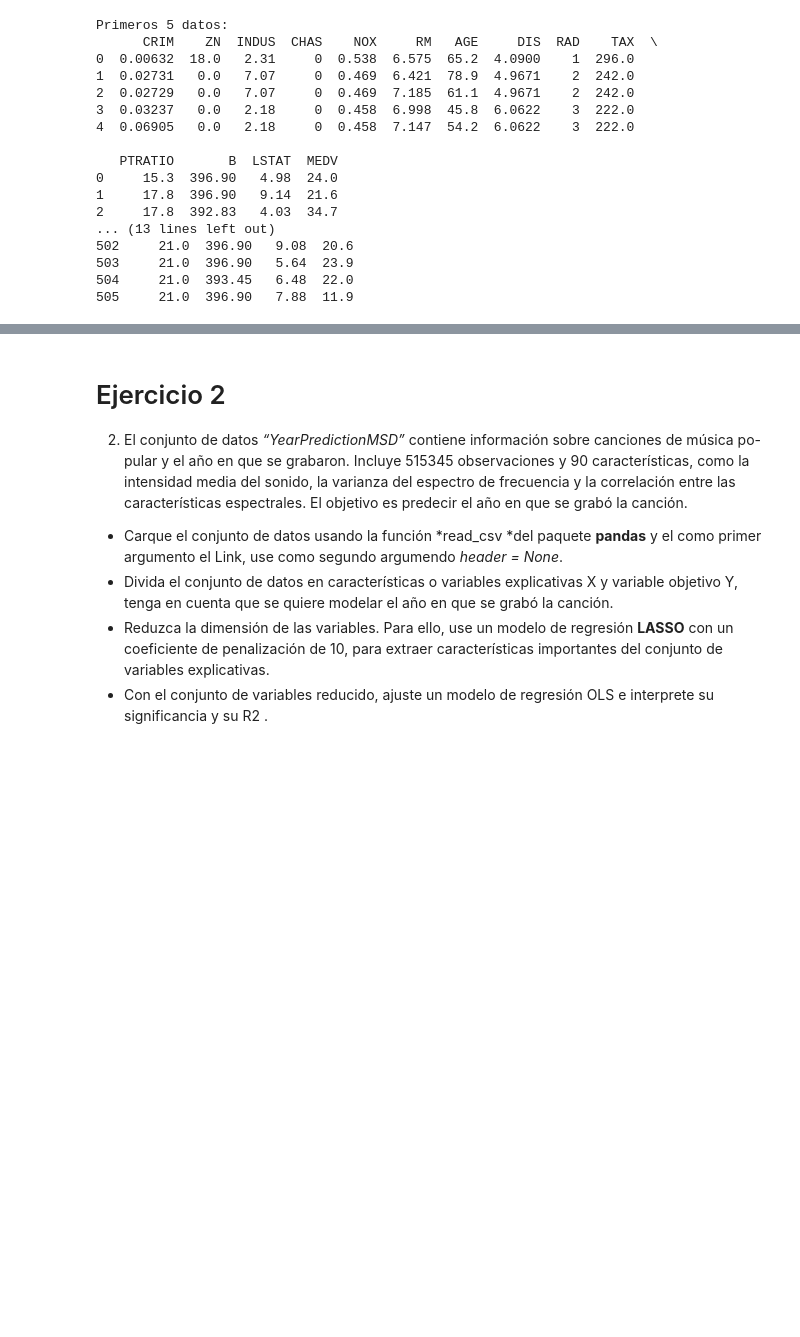
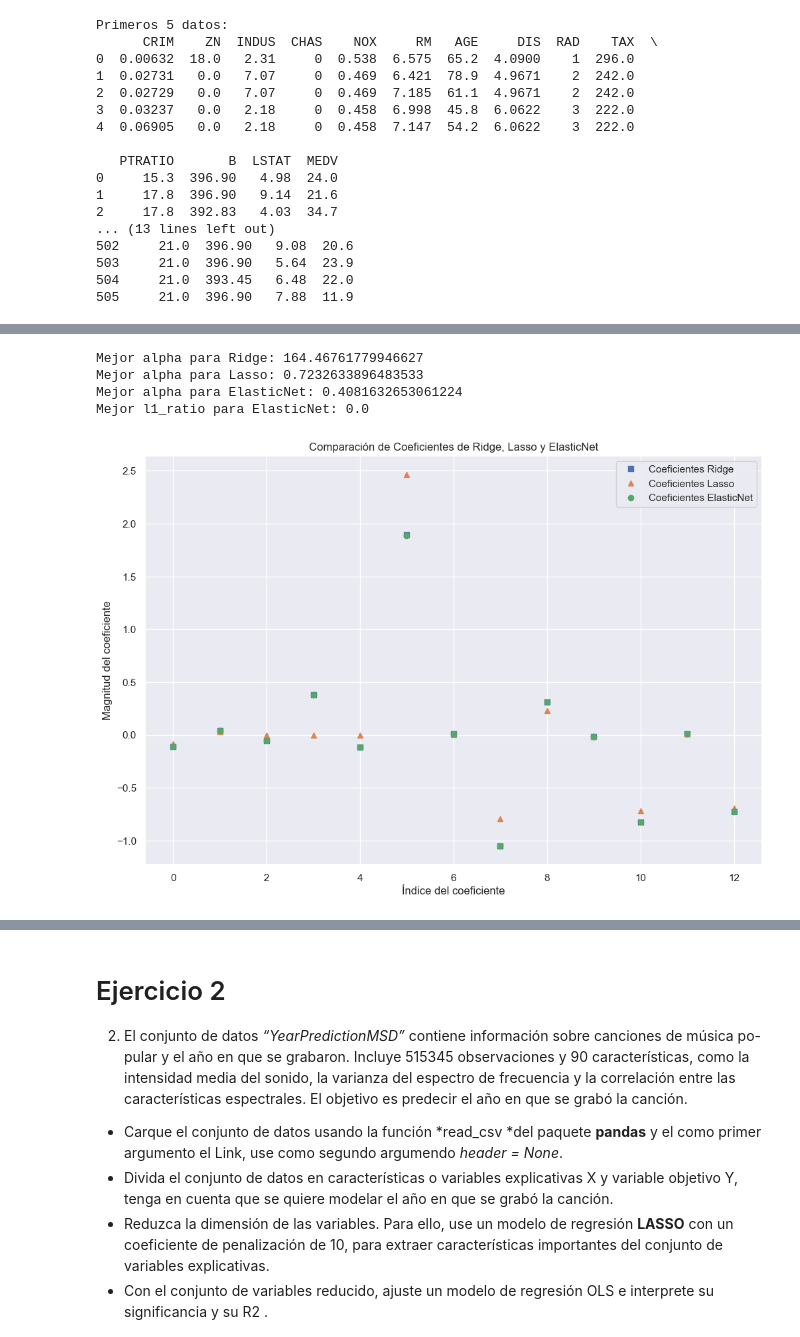
Before and after one commit to cam2149/MachinelearningI, a Jupyter notebook: Examen3.ipynb, the cells around one changed output, grey strips where cells are left out. Saved outputs shown, nothing was run; the diff lists cells and outputs as text; code cells hidden in the pictures; blank space fills up the shorter version.

```diff
--- a/Examen3.ipynb
+++ b/Examen3.ipynb
@@ -146,0 +272,70 @@ Dimensiones del conjunto de prueba: (102, 13) (102,)
+# %%
+import numpy as np
+from sklearn.linear_model import Ridge, Lasso, ElasticNet
+from sklearn.model_selection import GridSearchCV
+import matplotlib.pyplot as plt
+
+
+# Ridge Regression
+ridge_best_model = Ridge(alpha=best_alpha_ridge).fit(X_train, y_train)
+
+# Lasso Regression
+lasso_best_model = Lasso(alpha=best_alpha_lasso).fit(X_train, y_train)
+
+# ElasticNet Regression
+elastic_net_best_model = ElasticNet(alpha=best_alpha_elasticnet, l1_ratio=best_l1_ratio_elasticnet).fit(X_train, y_train)
+
+# Imprimir los mejores parámetros
+print("Mejor alpha para Ridge:", best_alpha_ridge)
+print("Mejor alpha para Lasso:", best_alpha_lasso)
+print("Mejor alpha para ElasticNet:", best_alpha_elasticnet)
+print("Mejor l1_ratio para ElasticNet:", best_l1_ratio_elasticnet)
+
+# Comparar coeficientes
+ridge_coefs = ridge_best_model.coef_
+lasso_coefs = lasso_best_model.coef_
+elastic_net_coefs = elastic_net_best_model.coef_
+
+# Graficar los coeficientes
+plt.figure(figsize=(12, 8))
+plt.plot(ridge_coefs, 's', label='Coeficientes Ridge')
+plt.plot(lasso_coefs, '^', label='Coeficientes Lasso')
+plt.plot(elastic_net_coefs, 'o', label='Coeficientes ElasticNet')
+plt.xlabel('Índice del coeficiente')
+plt.ylabel('Magnitud del coeficiente')
+plt.legend()
+plt.title('Comparación de Coeficientes de Ridge, Lasso y ElasticNet')
+plt.show()
+
+# Interpretación
+print("Coeficientes Ridge:", ridge_coefs)
+print("Coeficientes Lasso:", lasso_coefs)
+print("Coeficientes ElasticNet:", elastic_net_coefs)
+
+# Escribir la ecuación ajustada de regresión para cada modelo
+def regression_equation(model, feature_names):
+    intercept = model.intercept_
+    coefs = model.coef_
+    equation = f"y = {intercept:.4f}"
+    for coef, feature in zip(coefs, feature_names):
+        equation += f" + ({coef:.4f} * {feature})"
+    return equation
+
+feature_names = X.columns
+
+ridge_equation = regression_equation(ridge_best_model, feature_names)
+lasso_equation = regression_equation(lasso_best_model, feature_names)
+elastic_net_equation = regression_equation(elastic_net_best_model, feature_names)
+
+print("Ecuación de regresión ajustada para Ridge:")
+print(ridge_equation)
+print("\nEcuación de regresión ajustada para Lasso:")
+print(lasso_equation)
+print("\nEcuación de regresión ajustada para ElasticNet:")
+print(elastic_net_equation)
+# %% [output]
+Mejor alpha para Ridge: 164.46761779946627
+Mejor alpha para Lasso: 0.7232633896483533
+Mejor alpha para ElasticNet: 0.4081632653061224
+Mejor l1_ratio para ElasticNet: 0.0
+[figure, added]
```
Also changed, not shown: parts of 5 cells of this notebook.
